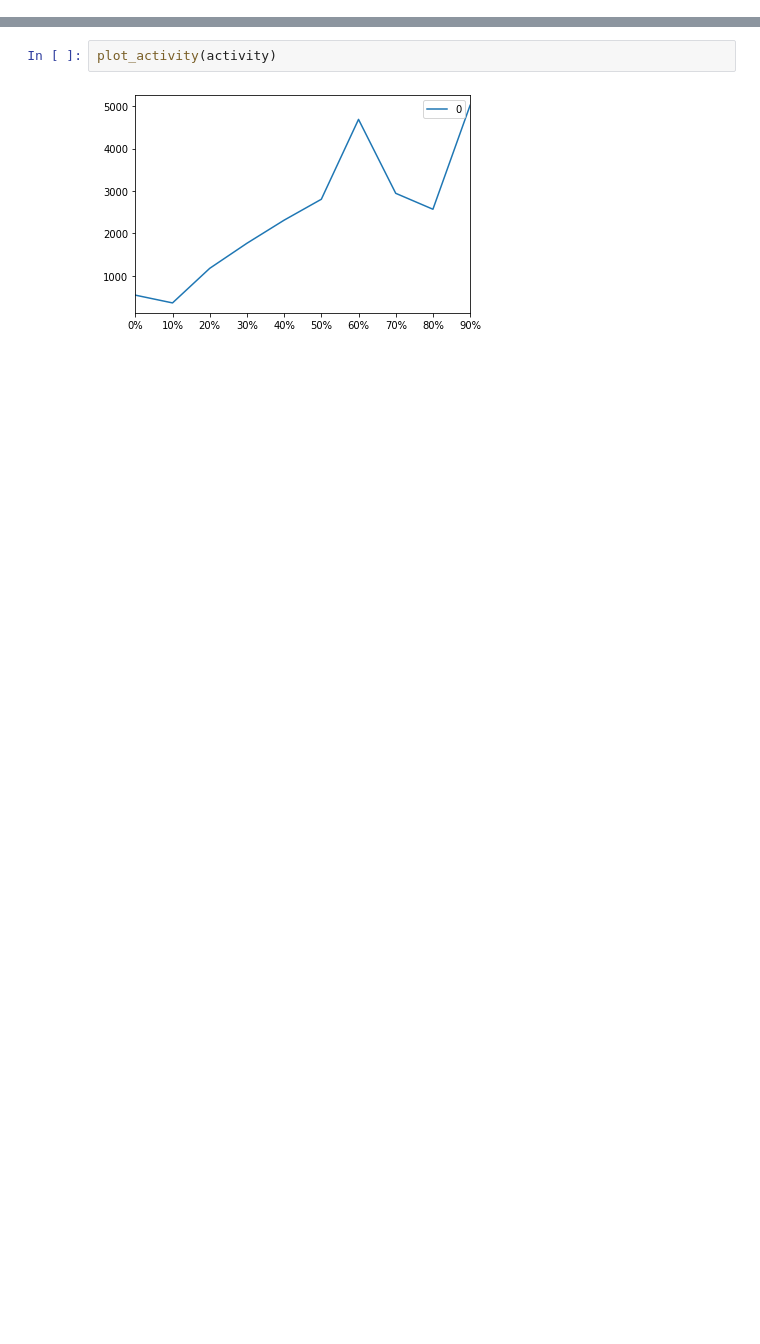
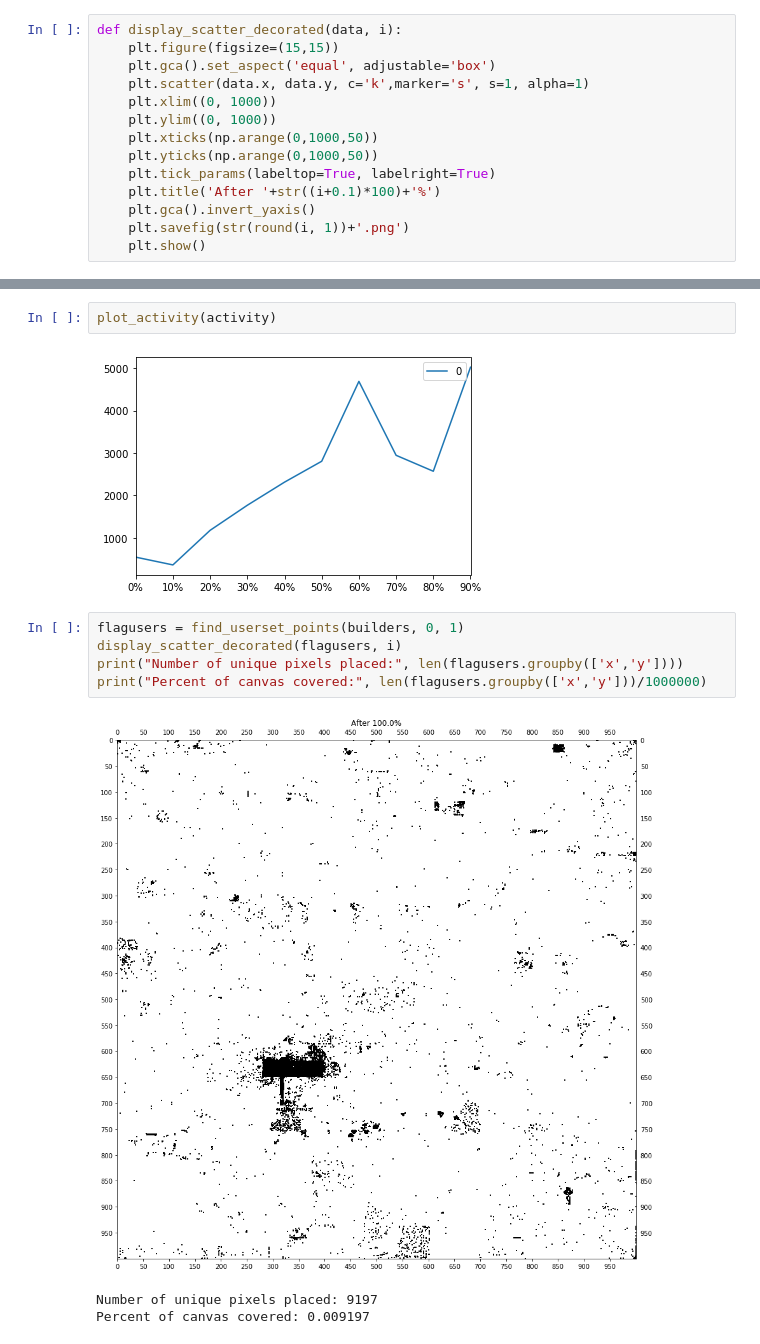
Before and after one commit to TanelMarran/dataplace, a Jupyter notebook: Main.ipynb, the cells around one changed output, grey strips where cells are left out. Drawn from its saved outputs; the diff is of its cells as text; blank space fills up the shorter version.

Commit message:
Percent of canvas covered added

```diff
--- a/Main.ipynb
+++ b/Main.ipynb
@@ -163,6 +159,20 @@ def display_scatter(data, i):
     plt.gca().invert_yaxis()
     plt.savefig(str(round(i, 1))+'.png')
     plt.show()
+# %%
+def display_scatter_decorated(data, i):
+    plt.figure(figsize=(15,15))
+    plt.gca().set_aspect('equal', adjustable='box')
+    plt.scatter(data.x, data.y, c='k',marker='s', s=1, alpha=1)
+    plt.xlim((0, 1000))
+    plt.ylim((0, 1000))
+    plt.xticks(np.arange(0,1000,50))
+    plt.yticks(np.arange(0,1000,50))
+    plt.tick_params(labeltop=True, labelright=True)
+    plt.title('After '+str((i+0.1)*100)+'%')
+    plt.gca().invert_yaxis()
+    plt.savefig(str(round(i, 1))+'.png')
+    plt.show()
 # %% [markdown]
 Here I tested out the canvas_region function by printing out the last 10% of the canvas lifttime over the Estonian flag region.
 # %%
@@ -259,3 +268,12 @@ for i in np.arange(0,1,0.1):
 plot_activity(activity)
 # %% [output]
 [figure]
+# %%
+flagusers = find_userset_points(builders, 0, 1)
+display_scatter_decorated(flagusers, i)
+print("Number of unique pixels placed:", len(flagusers.groupby(['x','y'])))
+print("Percent of canvas covered:", len(flagusers.groupby(['x','y']))/1000000)
+# %% [output]
+[figure, added]
+Number of unique pixels placed: 9197
+Percent of canvas covered: 0.009197
```
Also changed, not shown: parts of 3 cells of this notebook, 10 other files.
